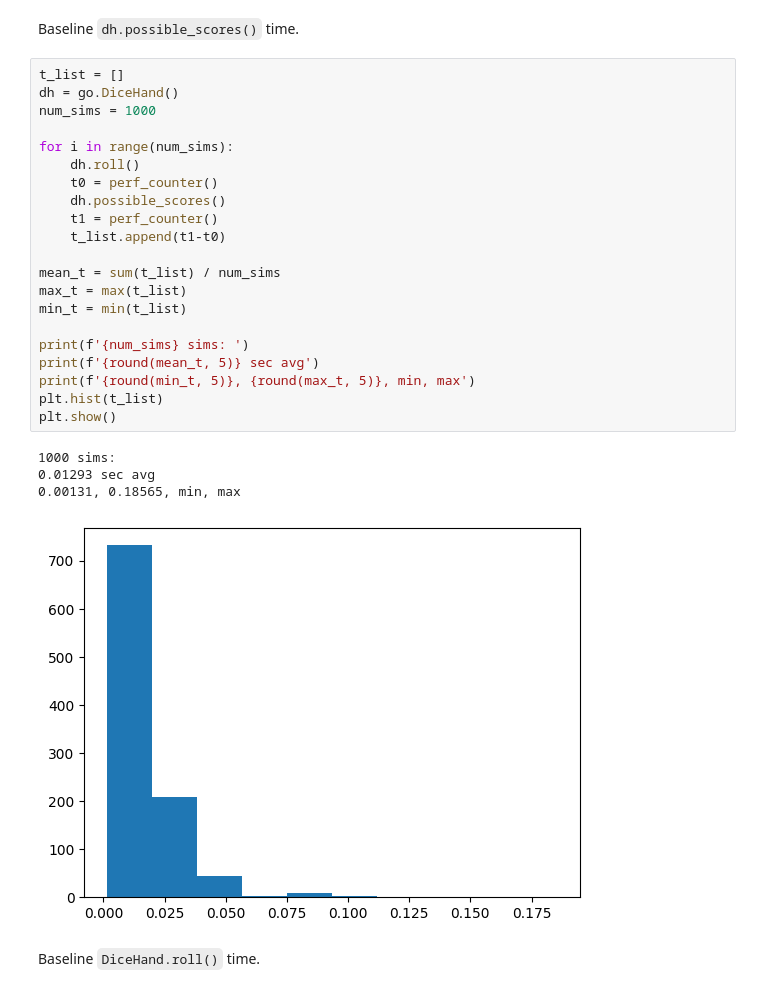
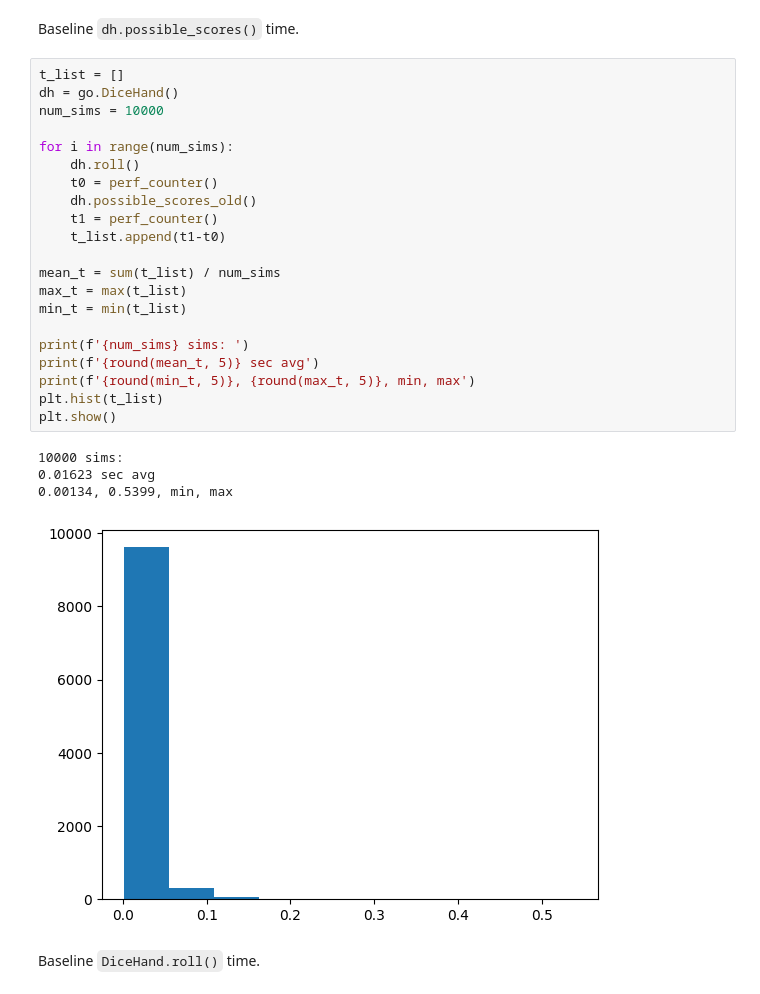
Before and after one commit to alex-b1729/py-farkle, a Jupyter notebook: library/src/models/speed_testing.ipynb, the cells around one changed output. Cells and saved outputs as stored; diff of their text form.

```diff
--- a/library/src/models/speed_testing.ipynb
+++ b/library/src/models/speed_testing.ipynb
@@ -17,29 +17,29 @@ Baseline `dh.possible_scores()` time.
 # %%
 t_list = []
 dh = go.DiceHand()
-num_sims = 1000
+num_sims = 10000
 
 for i in range(num_sims):
     dh.roll()
     t0 = perf_counter()
-    dh.possible_scores()
+    dh.possible_scores_old()
     t1 = perf_counter()
     t_list.append(t1-t0)
 
 mean_t = sum(t_list) / num_sims
 max_t = max(t_list)
 min_t = min(t_list)
 
 print(f'{num_sims} sims: ')
 print(f'{round(mean_t, 5)} sec avg')
 print(f'{round(min_t, 5)}, {round(max_t, 5)}, min, max')
 plt.hist(t_list)
 plt.show()
 # %% [output]
-1000 sims:
-0.01293 sec avg
-0.00131, 0.18565, min, max
+10000 sims:
+0.01623 sec avg
+0.00134, 0.5399, min, max
-[figure, old version]
+[figure, new version]
 # %% [markdown]
 Baseline `DiceHand.roll()` time.
 # %%
```
Also changed, not shown: parts of 17 cells of this notebook.
